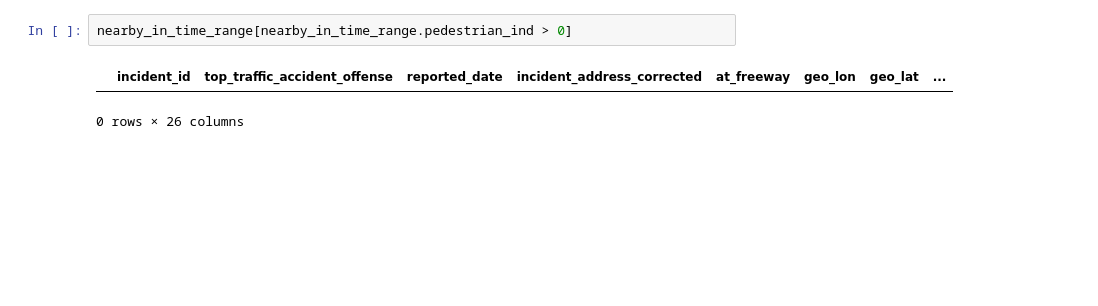
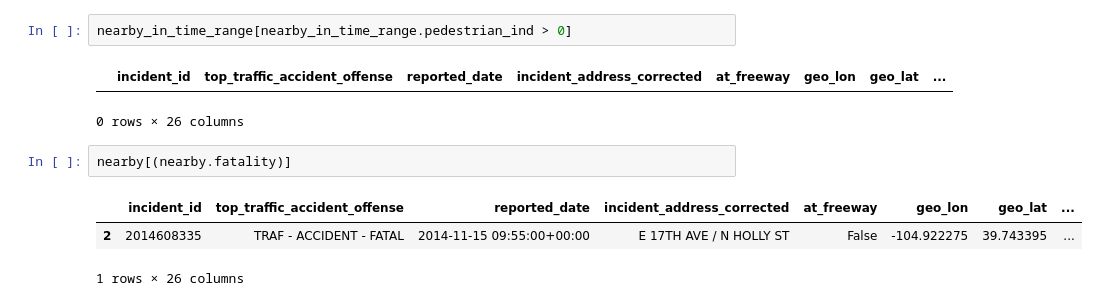
Before and after one commit to devinbrady/denver-street-data, a Jupyter notebook: notebooks/Crashes_Near_Point.ipynb, the cells around one changed output. Saved outputs shown, nothing was run; the diff lists cells and outputs as text; blank space fills up the shorter version.

```diff
--- a/notebooks/Crashes_Near_Point.ipynb
+++ b/notebooks/Crashes_Near_Point.ipynb
@@ -184,3 +180,9 @@ nearby_in_time_range[nearby_in_time_range.pedestrian_ind > 0]
 # %% [output]
 |  | incident_id | top_traffic_accident_offense | reported_date | incident_address_corrected | at_freeway | geo_lon | geo_lat | ... |
 0 rows × 26 columns
+# %%
+nearby[(nearby.fatality)]
+# %% [output]
+|  | incident_id | top_traffic_accident_offense | reported_date | incident_address_corrected | at_freeway | geo_lon | geo_lat | ... |
+| 2 | 2014608335 | TRAF - ACCIDENT - FATAL | 2014-11-15 09:55:00+00:00 | E 17TH AVE / N HOLLY ST | False | -104.922275 | 39.743395 | ... |
+1 rows × 26 columns
```
Also changed, not shown: parts of 6 cells of this notebook, 31 other files.
